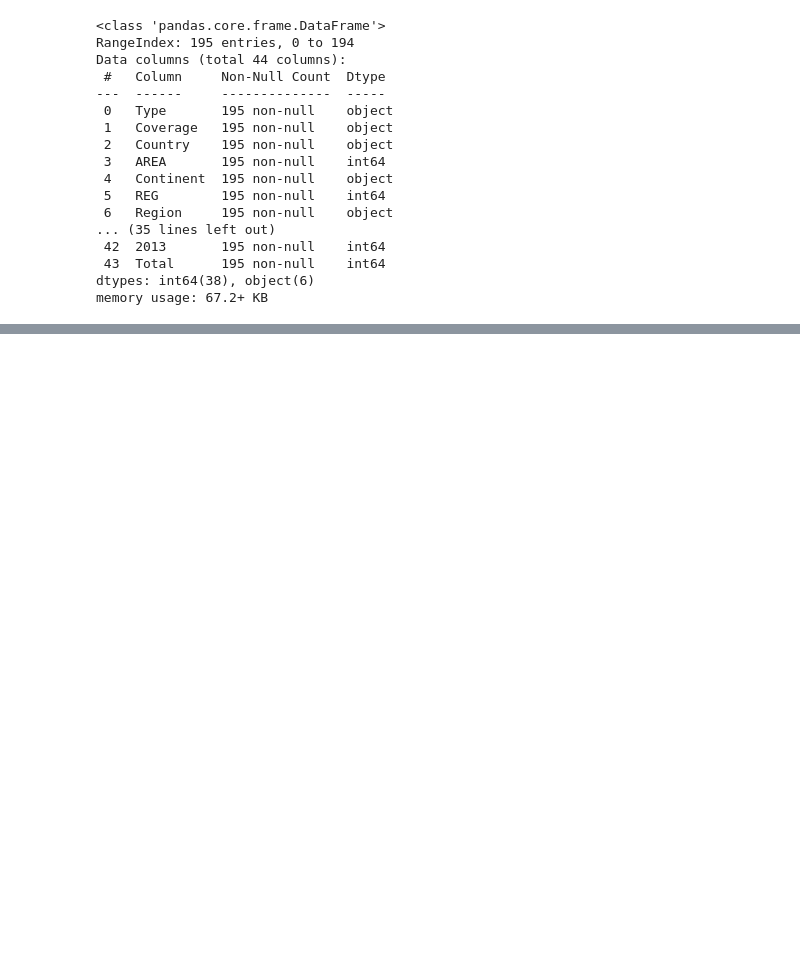
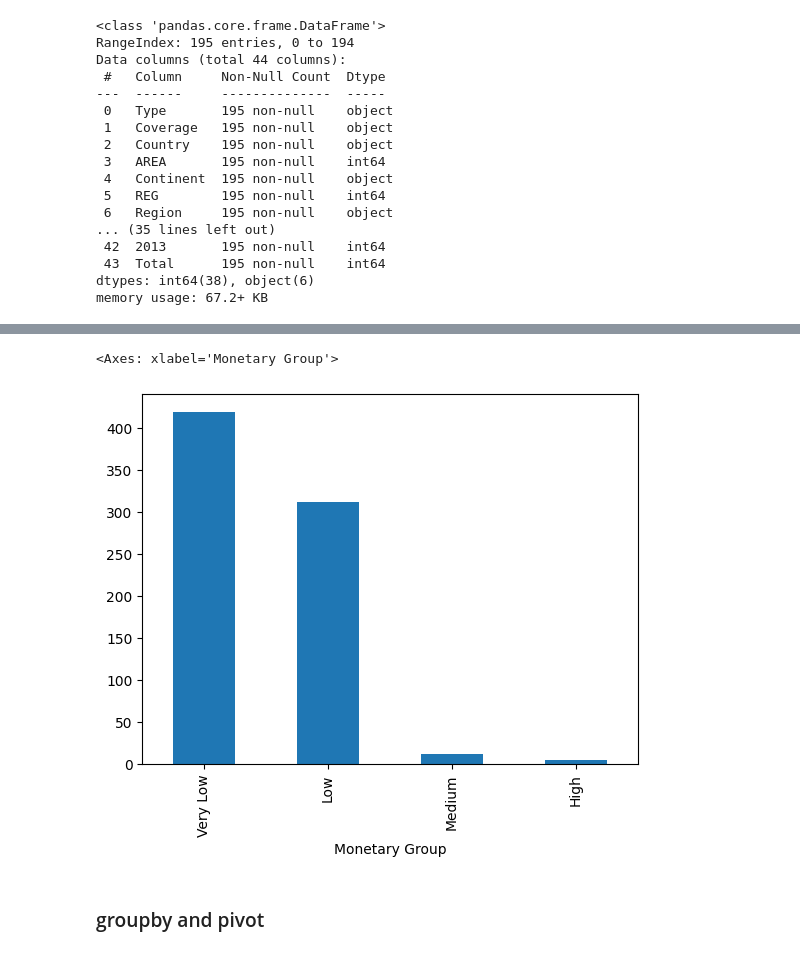
Before and after one commit to mahaksinghal/python-data-science, a Jupyter notebook: pandas basis/analysis.ipynb, the cells around one changed output, grey strips where cells are left out. Drawn from its saved outputs; the diff is of its cells as text; code cells hidden in the pictures; blank space fills up the shorter version.

```diff
--- a/pandas basis/analysis.ipynb
+++ b/pandas basis/analysis.ipynb
@@ -714,0 +933,13 @@ memory usage: 67.2+ KB
+# %%
+def categorize_monetary_value(amt):
+    if amt > 10000:
+        return 'High'
+    elif amt > 5000:
+        return 'Medium'
+    elif amt > 1000:
+        return 'Low'
+    else:
+        return "Very Low"
+
+# testing with a single value
+categorize_monetary_value(1200)
@@ -714,0 +970,2 @@ memory usage: 67.2+ KB
+# %%
+df2['Monetary Group'] = df2.Monetary.apply(categorize_monetary_value)
@@ -714,0 +988,8 @@ memory usage: 67.2+ KB
+# %%
+# df2.Monetary.plot()
+df2['Monetary Group'].value_counts().plot(kind='bar')
+# %% [output]
+<Axes: xlabel='Monetary Group'>
+[figure, added]
+# %% [markdown]
+### groupby and pivot
```
Also changed, not shown: parts of 46 cells of this notebook, 7 other files.
